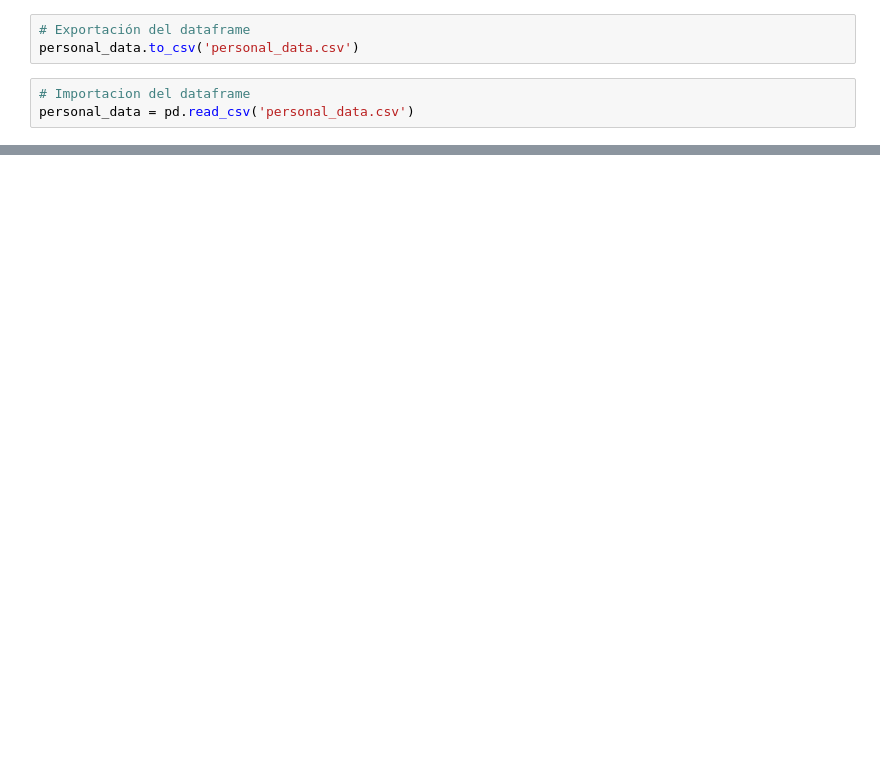
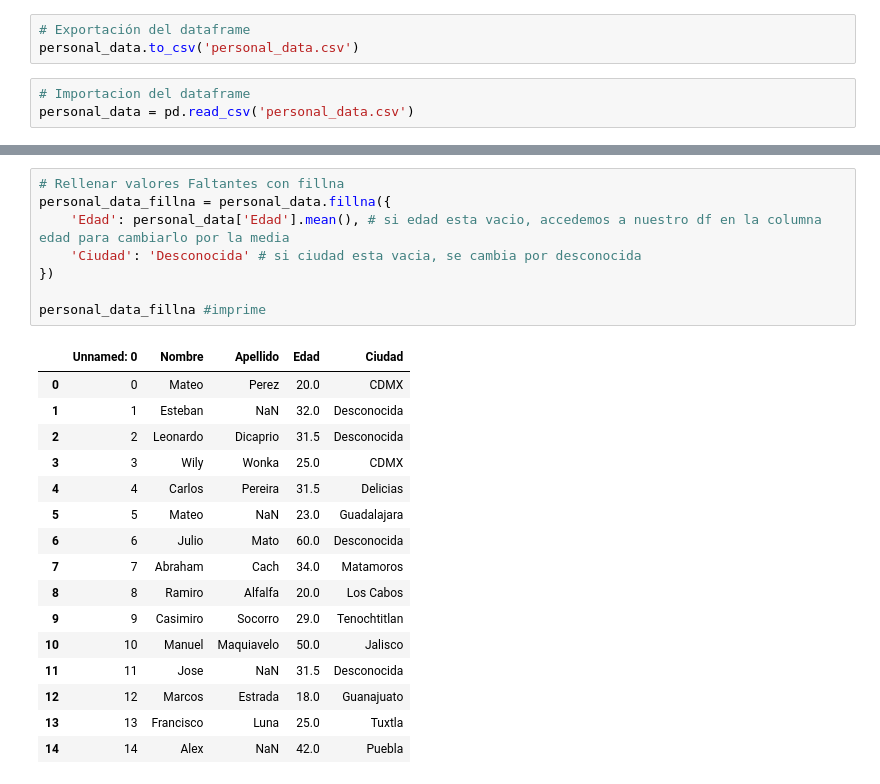
Before and after one commit to ZeusDeev/Analisis-de-Datos---Curso, a Jupyter notebook: analisis_datos_p2.ipynb, the cells around one changed output, grey strips where cells are left out. Drawn from its saved outputs; the diff is of its cells as text; blank space fills up the shorter version.

Commit message:
Tratamiento de datos (Limpieza, rellenado de valores nulos, eliminación de nulos, y técnicas de solución de duplicados y tips)

```diff
--- a/analisis_datos_p2.ipynb
+++ b/analisis_datos_p2.ipynb
@@ -33,0 +45,25 @@ personal_data.drop(personal_data.columns[0], axis=1)
+# %%
+# Rellenar valores Faltantes con fillna
+personal_data_fillna = personal_data.fillna({
+    'Edad': personal_data['Edad'].mean(), # si edad esta vacio, accedemos a nuestro df en la columna edad para cambiarlo por la media
+    'Ciudad': 'Desconocida' # si ciudad esta vacia, se cambia por desconocida
+})
+
+personal_data_fillna #imprime
+# %% [output]
+|  | Unnamed: 0 | Nombre | Apellido | Edad | Ciudad |
+| 0 | 0 | Mateo | Perez | 20.0 | CDMX |
+| 1 | 1 | Esteban | NaN | 32.0 | Desconocida |
+| 2 | 2 | Leonardo | Dicaprio | 31.5 | Desconocida |
+| 3 | 3 | Wily | Wonka | 25.0 | CDMX |
+| 4 | 4 | Carlos | Pereira | 31.5 | Delicias |
+| 5 | 5 | Mateo | NaN | 23.0 | Guadalajara |
+| 6 | 6 | Julio | Mato | 60.0 | Desconocida |
+| 7 | 7 | Abraham | Cach | 34.0 | Matamoros |
+| 8 | 8 | Ramiro | Alfalfa | 20.0 | Los Cabos |
+| 9 | 9 | Casimiro | Socorro | 29.0 | Tenochtitlan |
+| 10 | 10 | Manuel | Maquiavelo | 50.0 | Jalisco |
+| 11 | 11 | Jose | NaN | 31.5 | Desconocida |
+| 12 | 12 | Marcos | Estrada | 18.0 | Guanajuato |
+| 13 | 13 | Francisco | Luna | 25.0 | Tuxtla |
+| 14 | 14 | Alex | NaN | 42.0 | Puebla |
```
Also changed, not shown: parts of 12 cells of this notebook.
